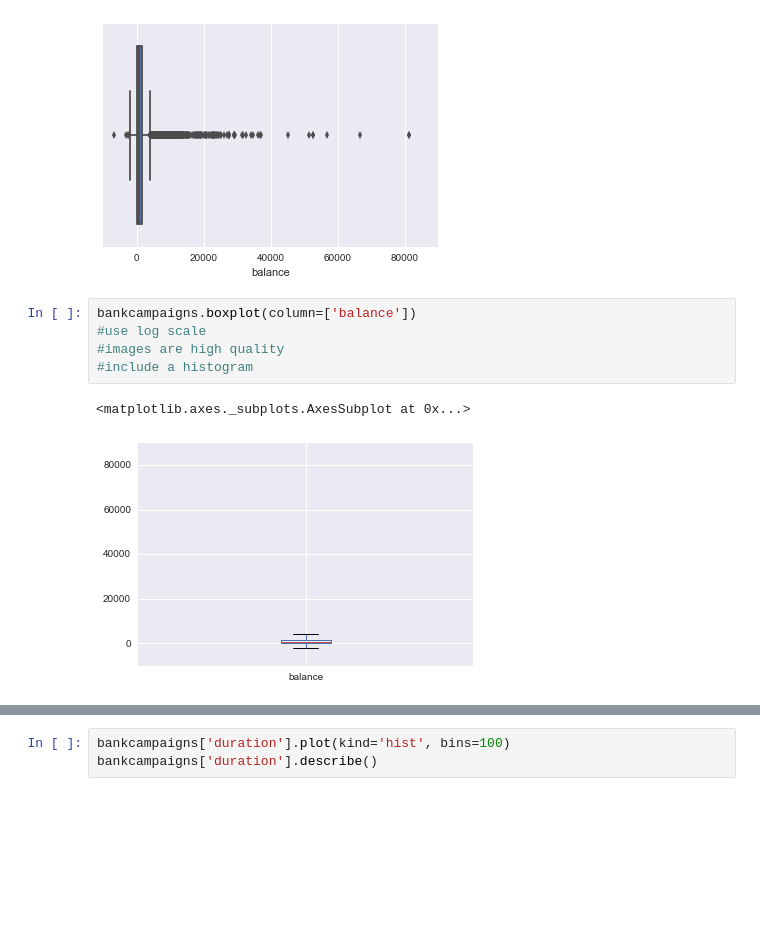
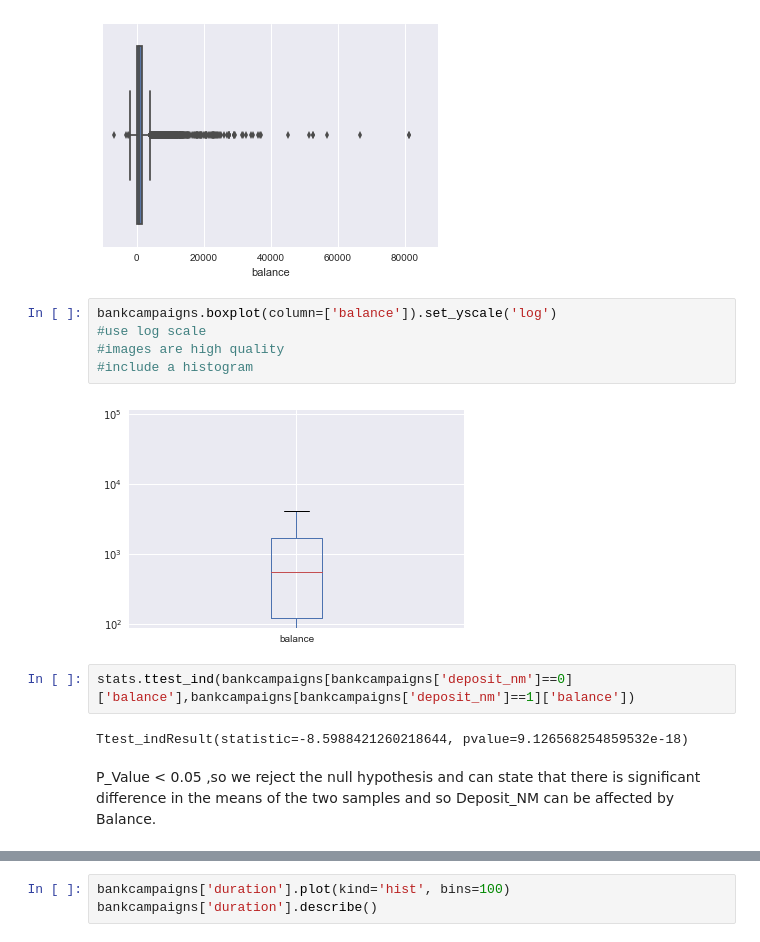
Before and after one commit to chinshaunakdesai/DataScienceWork, a Jupyter notebook: PropensityToBuy/Chintan_UCI_BankCampaigns_EDA.ipynb, the cells around one changed output, grey strips where cells are left out. Drawn from its saved outputs; the diff is of its cells as text; blank space fills up the shorter version.

```diff
--- a/PropensityToBuy/Chintan_UCI_BankCampaigns_EDA.ipynb
+++ b/PropensityToBuy/Chintan_UCI_BankCampaigns_EDA.ipynb
@@ -234,10 +262,15 @@ ax = sns.boxplot(x="balance",data=bankcampaigns)
 # %% [output]
 [figure]
 # %%
-bankcampaigns.boxplot(column=['balance'])
+bankcampaigns.boxplot(column=['balance']).set_yscale('log')
 #use log scale
 #images are high quality
 #include a histogram
 # %% [output]
-<matplotlib.axes._subplots.AxesSubplot at 0x...>
-[figure, old version]
+[figure, new version]
+# %%
+stats.ttest_ind(bankcampaigns[bankcampaigns['deposit_nm']==0]['balance'],bankcampaigns[bankcampaigns['deposit_nm']==1]['balance'])
+# %% [output]
+Ttest_indResult(statistic=-8.5988421260218644, pvalue=9.126568254859532e-18)
+# %% [markdown]
+P_Value < 0.05 ,so we reject the null hypothesis and can state that there is significant difference in the means of the two samples and so Deposit_NM can be affected by Balance.
```
Also changed, not shown: parts of 38 cells of this notebook.
